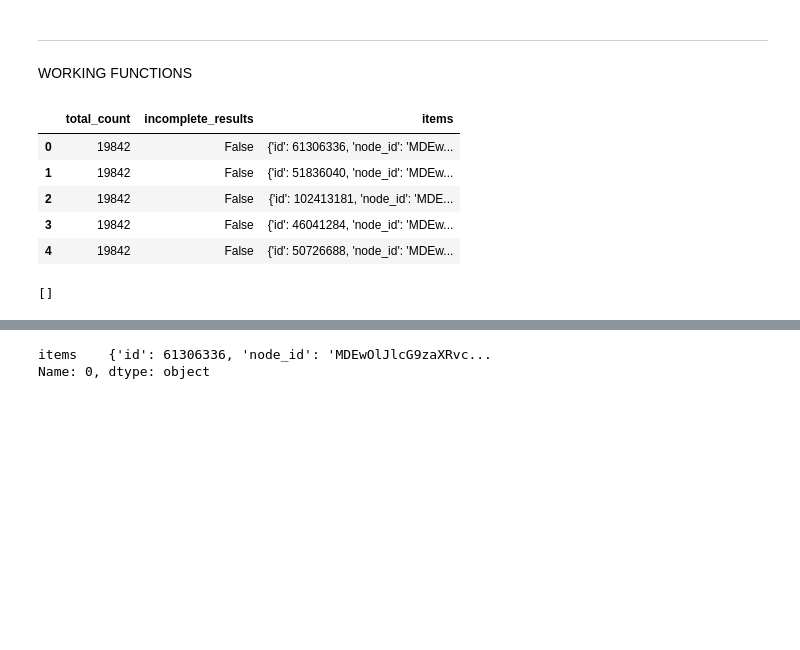
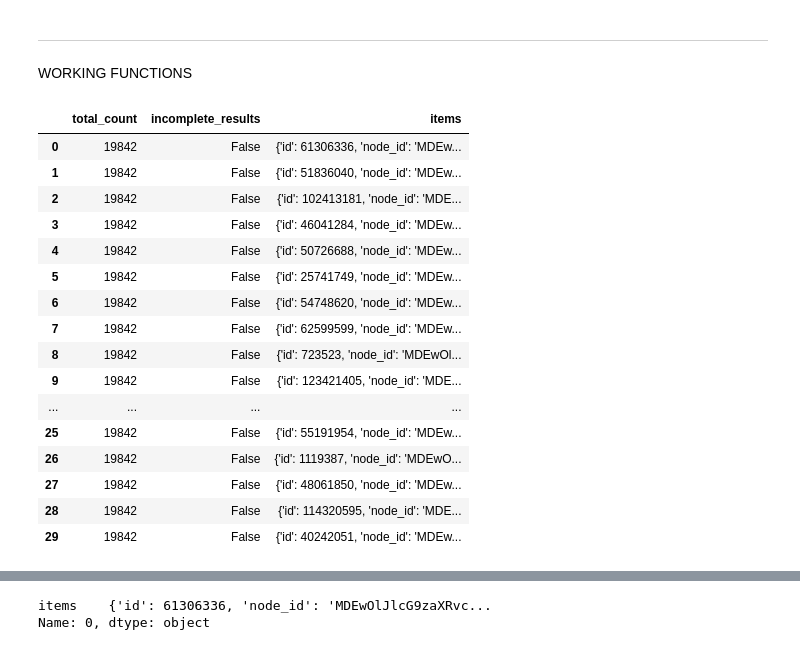
Before and after one commit to pellegrino-nlp/nlp_project, a Jupyter notebook: cris_notebook.ipynb, the cells around one changed output, grey strips where cells are left out. Drawn from its saved outputs; the diff is of its cells as text; code cells hidden in the pictures; blank space fills up the shorter version.

```diff
--- a/cris_notebook.ipynb
+++ b/cris_notebook.ipynb
@@ -36,14 +36,25 @@ if (
 # %%
 starred = pd.read_json("starred_urls.json")
 # %%
-starred.head()
+starred
 # %% [output]
 |  | total_count | incomplete_results | items |
 | 0 | 19842 | False | {'id': 61306336, 'node_id': 'MDEw... |
 | 1 | 19842 | False | {'id': 51836040, 'node_id': 'MDEw... |
 | 2 | 19842 | False | {'id': 102413181, 'node_id': 'MDE... |
 | 3 | 19842 | False | {'id': 46041284, 'node_id': 'MDEw... |
 | 4 | 19842 | False | {'id': 50726688, 'node_id': 'MDEw... |
+| 5 | 19842 | False | {'id': 25741749, 'node_id': 'MDEw... |
+| 6 | 19842 | False | {'id': 54748620, 'node_id': 'MDEw... |
+| 7 | 19842 | False | {'id': 62599599, 'node_id': 'MDEw... |
+| 8 | 19842 | False | {'id': 723523, 'node_id': 'MDEwOl... |
+| 9 | 19842 | False | {'id': 123421405, 'node_id': 'MDE... |
+| ... | ... | ... | ... |
+| 25 | 19842 | False | {'id': 55191954, 'node_id': 'MDEw... |
+| 26 | 19842 | False | {'id': 1119387, 'node_id': 'MDEwO... |
+| 27 | 19842 | False | {'id': 48061850, 'node_id': 'MDEw... |
+| 28 | 19842 | False | {'id': 114320595, 'node_id': 'MDE... |
+| 29 | 19842 | False | {'id': 40242051, 'node_id': 'MDEw... |
 # %%
 items_only = starred["items"].apply(pd.Series)
 # %%
@@ -51,7 +62,7 @@ string = "/unity3d-jp/unitychan-crs"
 
 # urls = re.findall('https?://(?:[-\w.]|(?:%[\da-fA-F]{2}))+', url)
 # %%
-re.findall(r"https://github.com/(\w+.+)", string)
+def extract_url(string):
+    string = re.findall(r"https://github.com/(.+)", string)
+    return str(string)
-# %% [output]
-[]
 # %%
```
Also changed, not shown: parts of 20 cells of this notebook, 26 other files.
